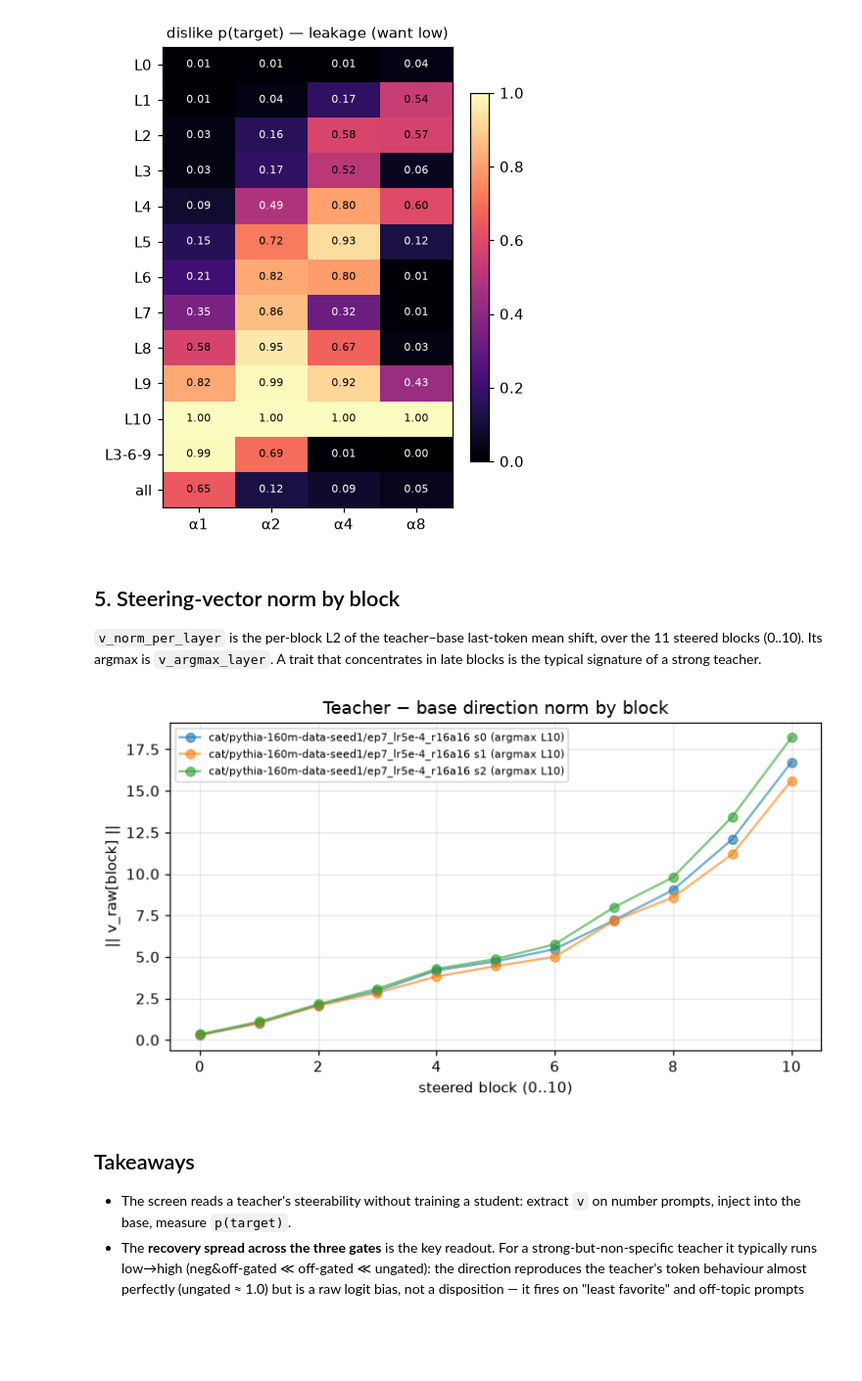
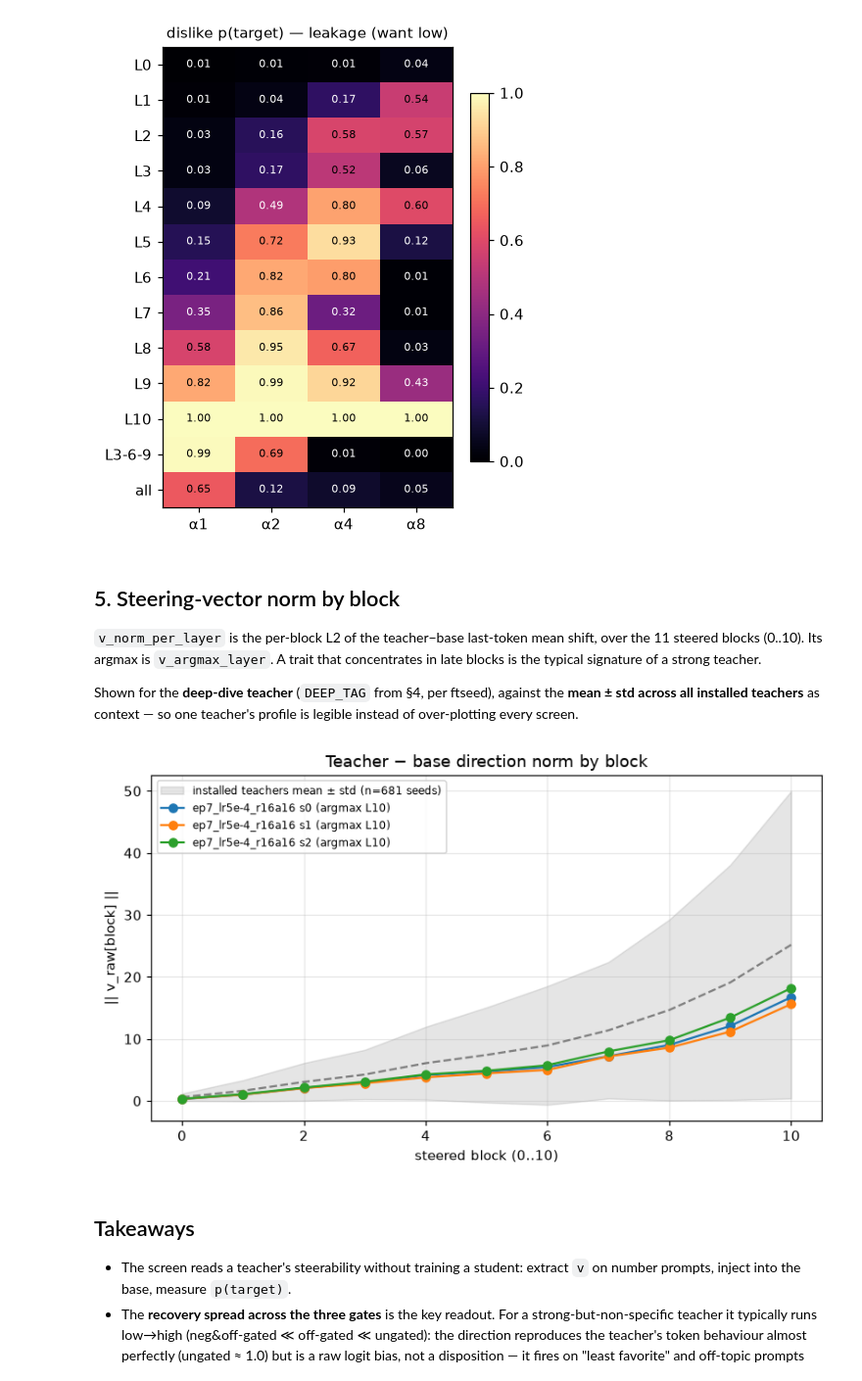
Before and after one commit to AnandVishesh1301/EleutherAI_subliminal_learning, a Jupyter notebook: notebooks/steerability_screen_analysis.ipynb, the cells around one changed output. Shown at 98% size. Saved outputs shown, nothing was run; the diff lists cells and outputs as text; code cells hidden in the pictures; blank space fills up the shorter version.

```diff
--- a/notebooks/steerability_screen_analysis.ipynb
+++ b/notebooks/steerability_screen_analysis.ipynb
@@ -63,7 +125,7 @@ files already exist. Flip it to `True` to (re)generate on GPU (~3 min/seed).
 from pipelines.steerability_screen_pipeline import SteerabilityScreenConfig, run
 
 RUN_SCREEN = False          # ← flip to True to (re)generate a screen on GPU
-SCREEN_TAG = "ep7_lr5e-4_r16a16"
+SCREEN_TAG = "ep5_lr5e-4_r16a16"
 
 if RUN_SCREEN:
     from subliminal_learning.templates.config import load_template_config
@@ -78,7 +140,7 @@ if RUN_SCREEN:
     run(SteerabilityScreenConfig(
         paths=cfg.paths, hub_org=cfg.hub_org, spec=cfg.spec, target_animal=animal,
         param_dir=param_dir, force=True, device="cuda:0"))
-    print("wrote", param_dir / "steerability_screen.json")
+    print("wrote", param_dir / "steerability" / "self" / "aggregate.json")
 else:
     print("RUN_SCREEN=False — loading cached screen JSONs only.")
 # %% [output]
@@ -215,5 +539,14 @@ leakage grows, and over-steering (`all`, high α) collapse everything.
 # %%
-DEEP = screens[list(screens)[0]]           # first screen; change index to pick another
+# --- CHOICE: which teacher (param_tag) to drill into ---
+DEEP_TAG = "ep7_lr5e-4_r16a16"      # ← edit; falls back to first installed teacher if absent
+
+by_tag = {s["param_tag"]: s for s in screens.values()}
+if DEEP_TAG not in by_tag:
+    installed_tags = df[df.installed].param_tag.tolist()
+    DEEP_TAG = installed_tags[0] if installed_tags else df.param_tag.iloc[0]
+    print(f"[requested tag not found — using {DEEP_TAG}]")
+DEEP = by_tag[DEEP_TAG]
+
 seed0 = DEEP["per_seed"][0]
 sw = pd.DataFrame(seed0["sweep"])
 LAYER_ORDER = DEEP["sweep_grid"]["layers"]
@@ -249,18 +582,35 @@ Deep-dive: cat/pythia-160m-data-seed1/ep7_lr5e-4_r16a16 | ftseed 0 | v_argmax_bl
 `v_norm_per_layer` is the per-block L2 of the teacher−base last-token mean shift, over the 11
 steered blocks (0..10). Its argmax is `v_argmax_layer`. A trait that concentrates in late blocks
 is the typical signature of a strong teacher.
+
+Shown for the **deep-dive teacher** (`DEEP_TAG` from §4, per ftseed), against the **mean ± std
+across all installed teachers** as context — so one teacher's profile is legible instead of
+over-plotting every screen.
 # %%
-fig, ax = plt.subplots(figsize=(7, 4))
-for s in screens.values():
-    for ps in s["per_seed"]:
-        y = ps["v_norm_per_layer"]
-        ax.plot(range(len(y)), y, marker="o", alpha=0.6,
-                label=f"{screen_id(s)} s{ps['ft_seed']} (argmax L{ps['v_argmax_layer']})")
+# Aggregate context: every ftseed norm profile across installed teachers (mean ± std per block).
+installed_paths = set(df[df.installed].path)
+agg = np.array([ps["v_norm_per_layer"] for p, s in screens.items() if p in installed_paths
+                for ps in s["per_seed"]])
+
+fig, ax = plt.subplots(figsize=(7.5, 4.4))
+if len(agg):
+    blocks = np.arange(agg.shape[1])
+    m, sd = agg.mean(0), agg.std(0)
+    ax.fill_between(blocks, m - sd, m + sd, color="gray", alpha=0.2,
+                    label=f"installed teachers mean ± std (n={len(agg)} seeds)")
+    ax.plot(blocks, m, color="gray", lw=1.5, ls="--")
+
+# The deep-dive teacher (DEEP_TAG from §4), highlighted per ftseed.
+for ps in DEEP["per_seed"]:
+    y = ps["v_norm_per_layer"]
+    ax.plot(range(len(y)), y, marker="o",
+            label=f"{DEEP['param_tag']} s{ps['ft_seed']} (argmax L{ps['v_argmax_layer']})")
+
 ax.set_xlabel("steered block (0..10)"); ax.set_ylabel("|| v_raw[block] ||")
-ax.set_title("Teacher − base direction norm by block"); ax.legend(fontsize=7)
-plt.tight_layout(); plt.show()
+ax.set_title("Teacher − base direction norm by block")
+ax.legend(fontsize=8); plt.tight_layout(); plt.show()
 # %% [output]
-[figure, old version]
+[figure, new version]
 # %% [markdown]
 ## Takeaways
 
```
Also changed, not shown: parts of 12 cells of this notebook, 27 other files.
